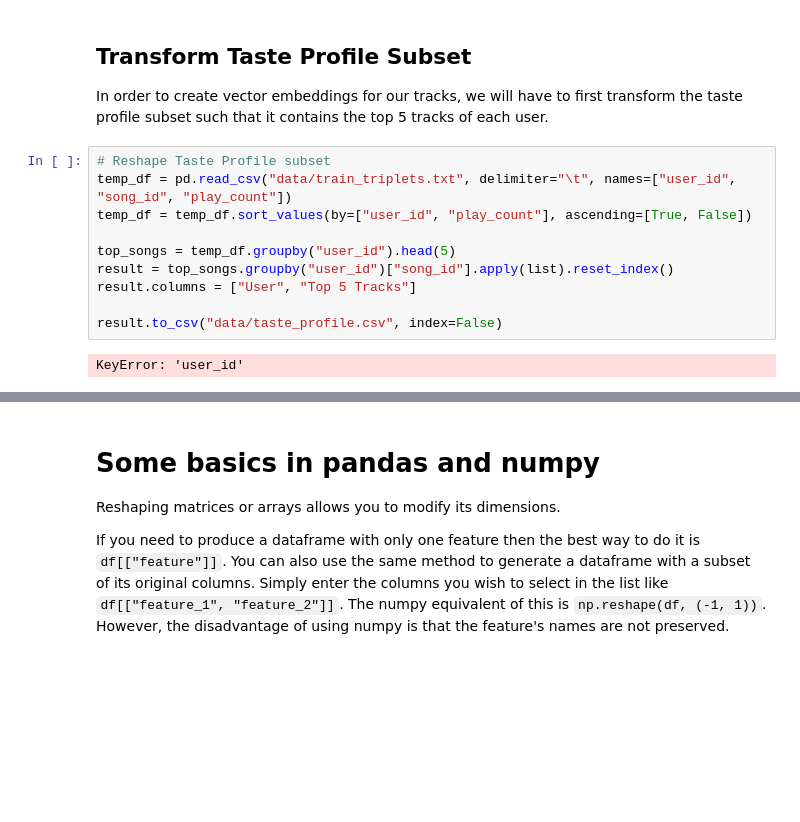
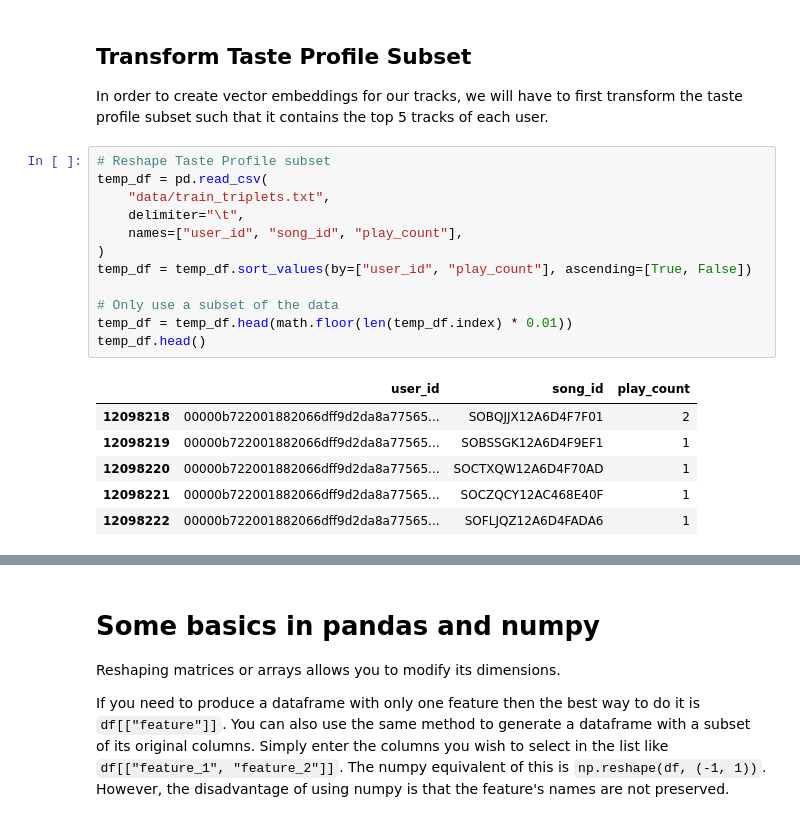
Before and after one commit to Trev241/sounds-like, a Jupyter notebook: notebook.ipynb, the cells around one changed output, grey strips where cells are left out. Saved outputs shown, nothing was run; the diff lists cells and outputs as text; blank space fills up the shorter version.

```diff
--- a/notebook.ipynb
+++ b/notebook.ipynb
@@ -120,13 +127,20 @@ df[["analysis/songs/key", "analysis/songs/mode"]].head(10)
 In order to create vector embeddings for our tracks, we will have to first transform the taste profile subset such that it contains the top 5 tracks of each user.
 # %%
 # Reshape Taste Profile subset
-temp_df = pd.read_csv("data/train_triplets.txt", delimiter="\t", names=["user_id", "song_id", "play_count"])
+temp_df = pd.read_csv(
+    "data/train_triplets.txt",
+    delimiter="\t",
+    names=["user_id", "song_id", "play_count"],
+)
 temp_df = temp_df.sort_values(by=["user_id", "play_count"], ascending=[True, False])
 
-top_songs = temp_df.groupby("user_id").head(5)
-result = top_songs.groupby("user_id")["song_id"].apply(list).reset_index()
-result.columns = ["User", "Top 5 Tracks"]
-
-result.to_csv("data/taste_profile.csv", index=False)
+# Only use a subset of the data
+temp_df = temp_df.head(math.floor(len(temp_df.index) * 0.01))
+temp_df.head()
 # %% [output]
-KeyError: 'user_id'
+|  | user_id | song_id | play_count |
+| 12098218 | 00000b722001882066dff9d2da8a77565... | SOBQJJX12A6D4F7F01 | 2 |
+| 12098219 | 00000b722001882066dff9d2da8a77565... | SOBSSGK12A6D4F9EF1 | 1 |
+| 12098220 | 00000b722001882066dff9d2da8a77565... | SOCTXQW12A6D4F70AD | 1 |
+| 12098221 | 00000b722001882066dff9d2da8a77565... | SOCZQCY12AC468E40F | 1 |
+| 12098222 | 00000b722001882066dff9d2da8a77565... | SOFLJQZ12A6D4FADA6 | 1 |
```
Also changed, not shown: parts of 16 cells of this notebook, 3 other files.
